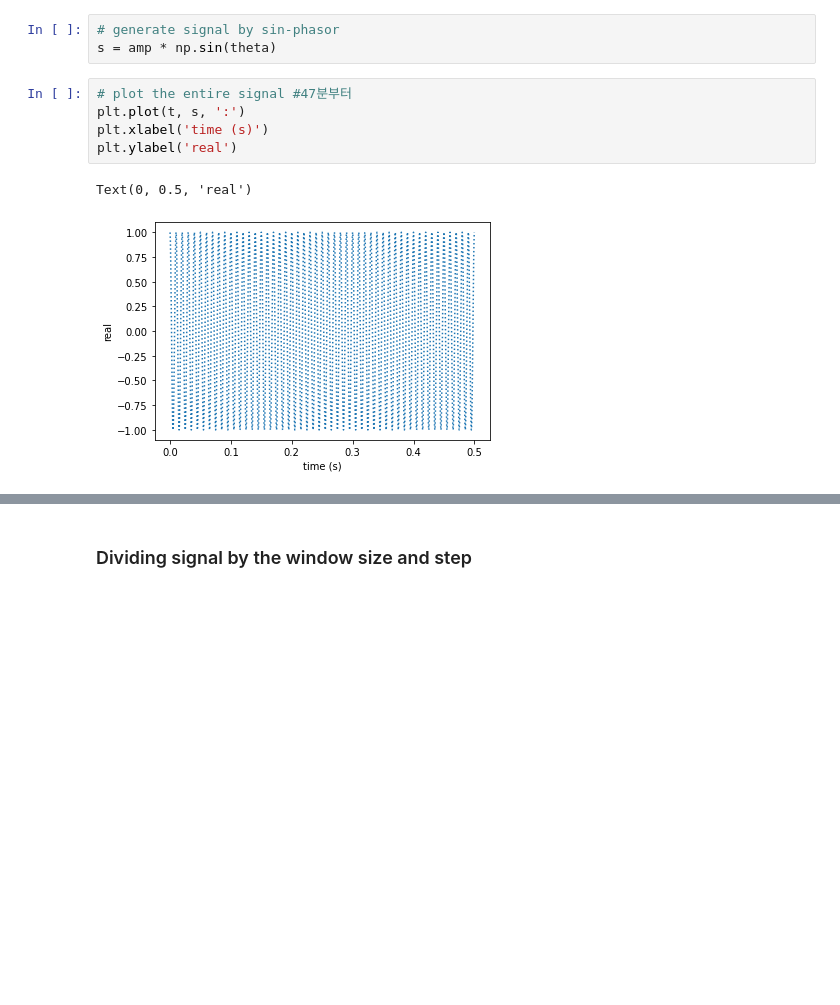
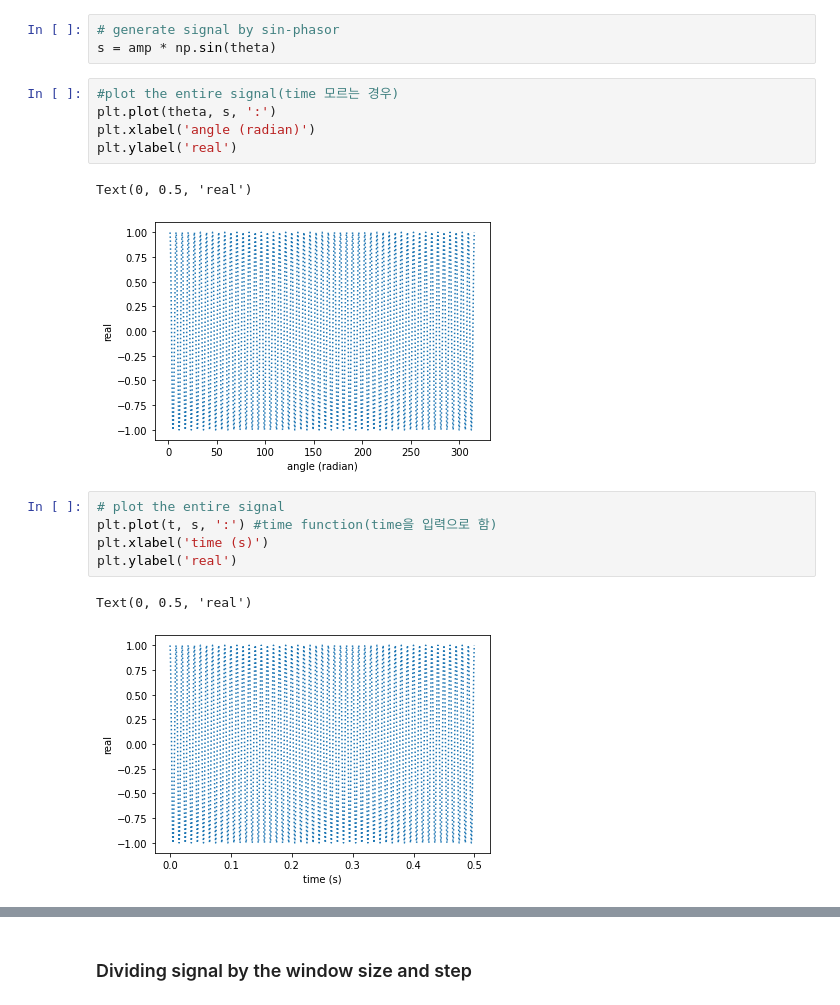
Before and after one commit to useyh/class2021Fall, a Jupyter notebook: sound.ipynb, the cells around one changed output, grey strips where cells are left out. Drawn from its saved outputs; the diff is of its cells as text; blank space fills up the shorter version.

```diff
--- a/sound.ipynb
+++ b/sound.ipynb
@@ -29,9 +29,17 @@ theta = theta0 + phase
 # %%
 # generate signal by sin-phasor
 s = amp * np.sin(theta)
+# %%
+#plot the entire signal(time 모르는 경우)
+plt.plot(theta, s, ':')
+plt.xlabel('angle (radian)')
+plt.ylabel('real')
+# %% [output]
+Text(0, 0.5, 'real')
+[figure, added]
 # %%
-# plot the entire signal #47분부터
-plt.plot(t, s, ':')
+# plot the entire signal
+plt.plot(t, s, ':') #time function(time을 입력으로 함)
 plt.xlabel('time (s)')
 plt.ylabel('real')
 # %% [output]
```
Also changed, not shown: parts of 8 cells of this notebook.
